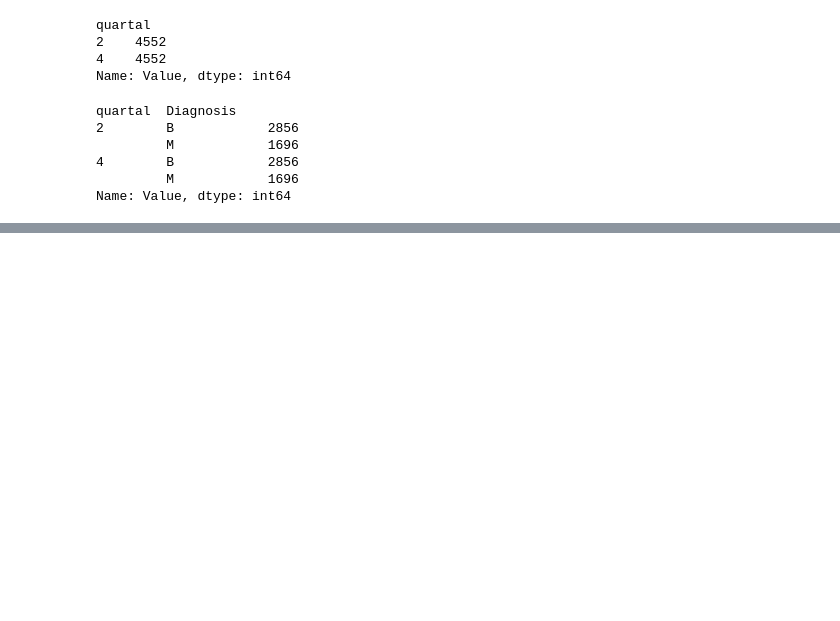
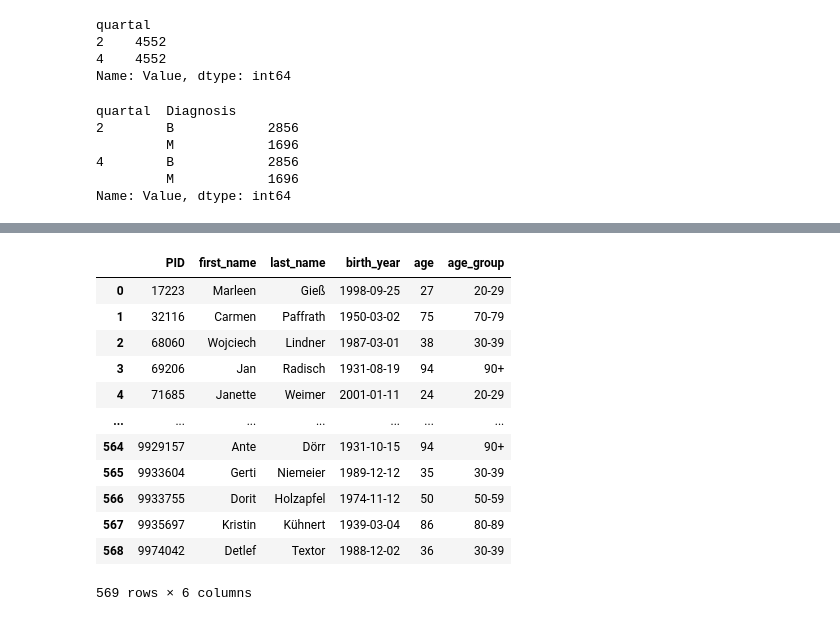
Before and after one commit to luca-heitmann/data-science-courses, a Jupyter notebook: medical-ds/analyze-data.ipynb, the cells around one changed output, grey strips where cells are left out. Drawn from its saved outputs; the diff is of its cells as text; code cells hidden in the pictures; blank space fills up the shorter version.

```diff
--- a/medical-ds/analyze-data.ipynb
+++ b/medical-ds/analyze-data.ipynb
@@ -156,0 +178,20 @@ AttributeError: Can only use .dt accessor with datetimelike values
+# %%
+bins = [0, 10, 20, 30, 40, 50, 60, 70, 80, 90, float('inf')]
+labels = ['0-9', '10-19', '20-29', '30-39', '40-49', '50-59', '60-69', '70-79', '80-89', '90+']
+
+df_identification_data['age_group'] = pd.cut(df_identification_data['age'], bins=bins, labels=labels, right=False)
+df_identification_data
+# %% [output]
+|  | PID | first_name | last_name | birth_year | age | age_group |
+| 0 | 17223 | Marleen | Gieß | 1998-09-25 | 27 | 20-29 |
+| 1 | 32116 | Carmen | Paffrath | 1950-03-02 | 75 | 70-79 |
+| 2 | 68060 | Wojciech | Lindner | 1987-03-01 | 38 | 30-39 |
+| 3 | 69206 | Jan | Radisch | 1931-08-19 | 94 | 90+ |
+| 4 | 71685 | Janette | Weimer | 2001-01-11 | 24 | 20-29 |
+| ... | ... | ... | ... | ... | ... | ... |
+| 564 | 9929157 | Ante | Dörr | 1931-10-15 | 94 | 90+ |
+| 565 | 9933604 | Gerti | Niemeier | 1989-12-12 | 35 | 30-39 |
+| 566 | 9933755 | Dorit | Holzapfel | 1974-11-12 | 50 | 50-59 |
+| 567 | 9935697 | Kristin | Kühnert | 1939-03-04 | 86 | 80-89 |
+| 568 | 9974042 | Detlef | Textor | 1988-12-02 | 36 | 30-39 |
+569 rows × 6 columns
```
Also changed, not shown: parts of 8 cells of this notebook, 2 other files.
